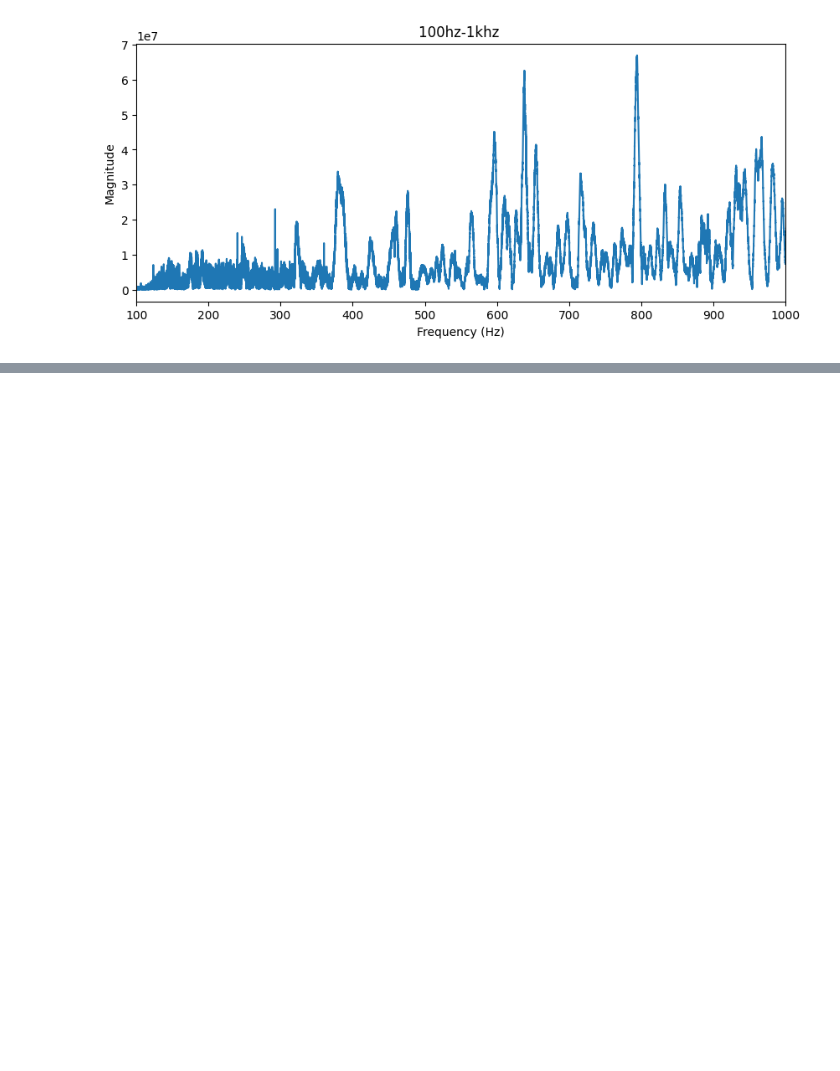
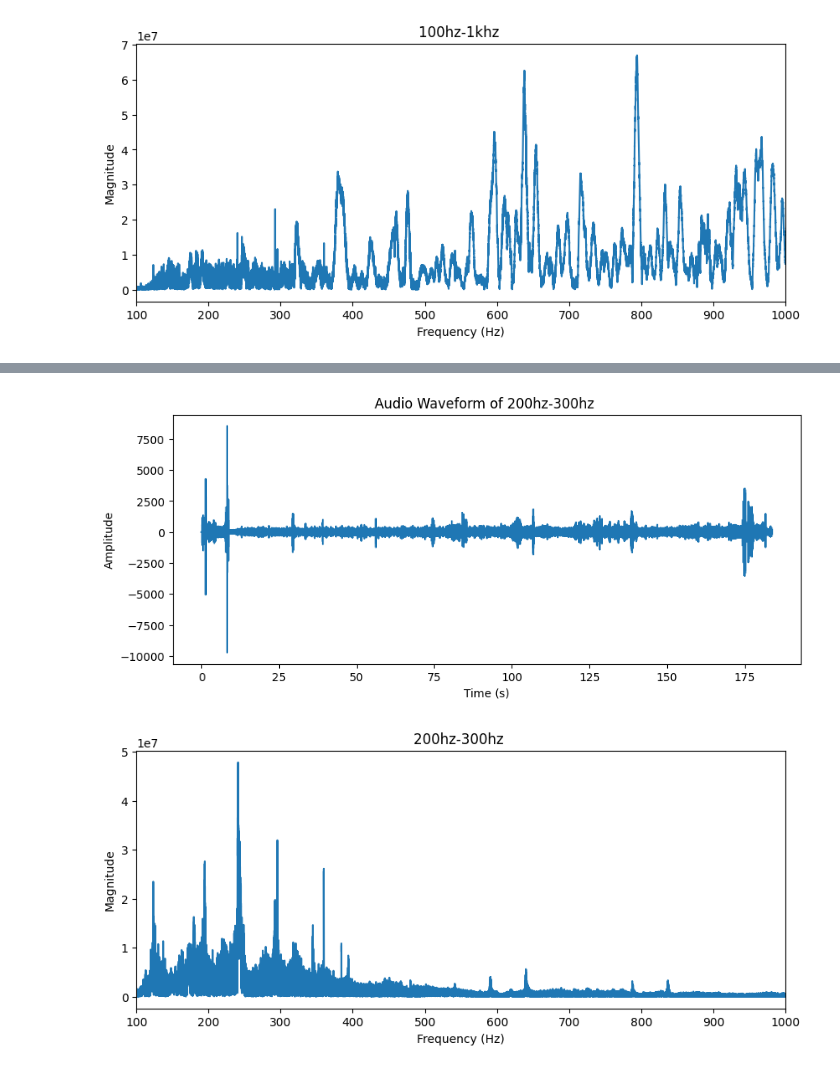
Before and after one commit to massiegabe/Acousticsproject, a Jupyter notebook: New Setup/Browntubev2.ipynb, the cells around one changed output, grey strips where cells are left out. Cells and saved outputs as stored; diff of their text form; code cells hidden in the pictures; blank space fills up the shorter version.

```diff
--- a/New Setup/Browntubev2.ipynb
+++ b/New Setup/Browntubev2.ipynb
@@ -257,0 +274,34 @@ plt.show()
+# %%
+sr, data = wavfile.read("sweep.wav")
+
+duration = len(data) / sr
+time_array = np.linspace(0, duration, len(data))
+if data.ndim > 1:
+        data = data[:, 0]
+
+ # Perform FFT
+fft_result = np.fft.fft(data)
+
+    # Calculate frequencies corresponding to the FFT result
+frequencies = np.fft.fftfreq(len(data), d=1/sr)
+
+
+positive_frequencies = frequencies[:len(data)//2]
+magnitude_spectrum = np.abs(fft_result[:len(data)//2])
+
+plt.figure(figsize=(10, 4))
+plt.plot(time_array, data)
+plt.xlabel("Time (s)")
+plt.ylabel("Amplitude")
+plt.title("Audio Waveform of 200hz-300hz ")
+plt.show()
+plt.figure(figsize=(10, 4,))
+plt.plot(positive_frequencies, magnitude_spectrum)
+plt.xlim(100, 1000)
+plt.xlabel("Frequency (Hz)")
+plt.ylabel("Magnitude")
+plt.title("200hz-300hz ")
+plt.show()
+# %% [output]
+[figure, added]
+[figure, added]
```
Also changed, not shown: parts of 6 cells of this notebook, 11 other files.
